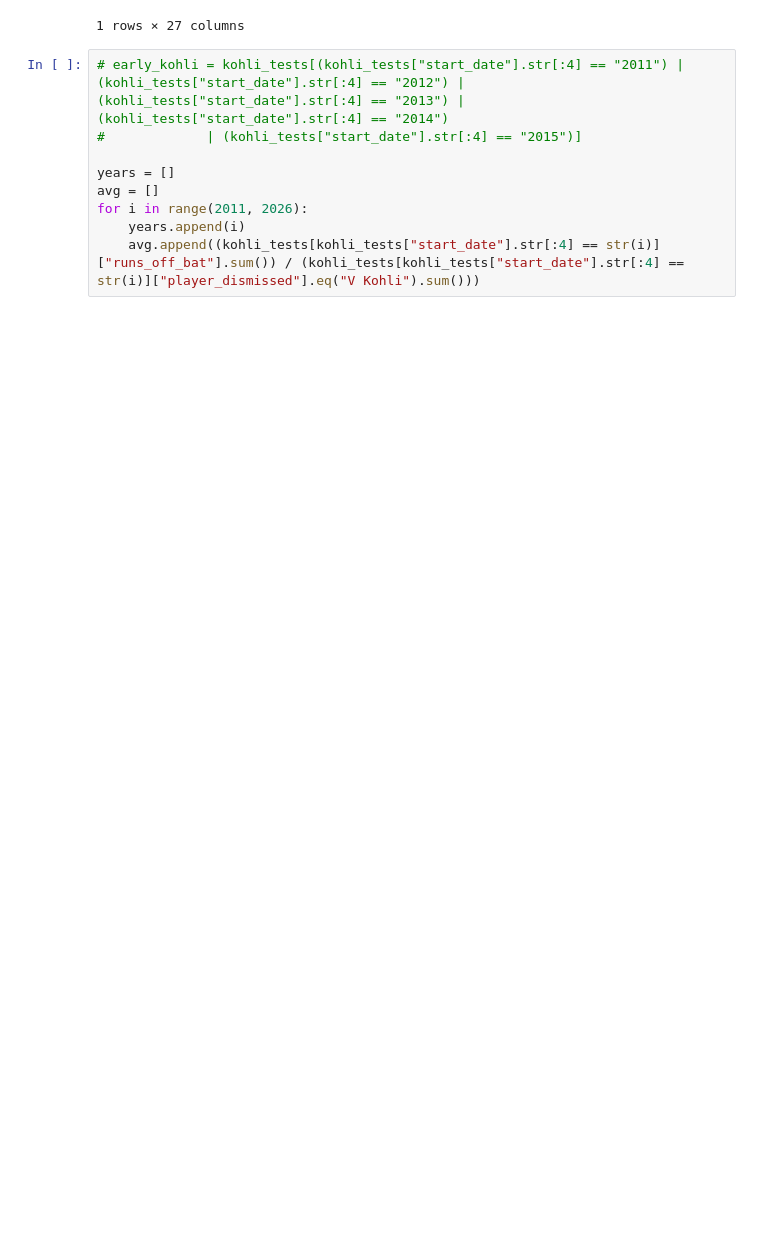
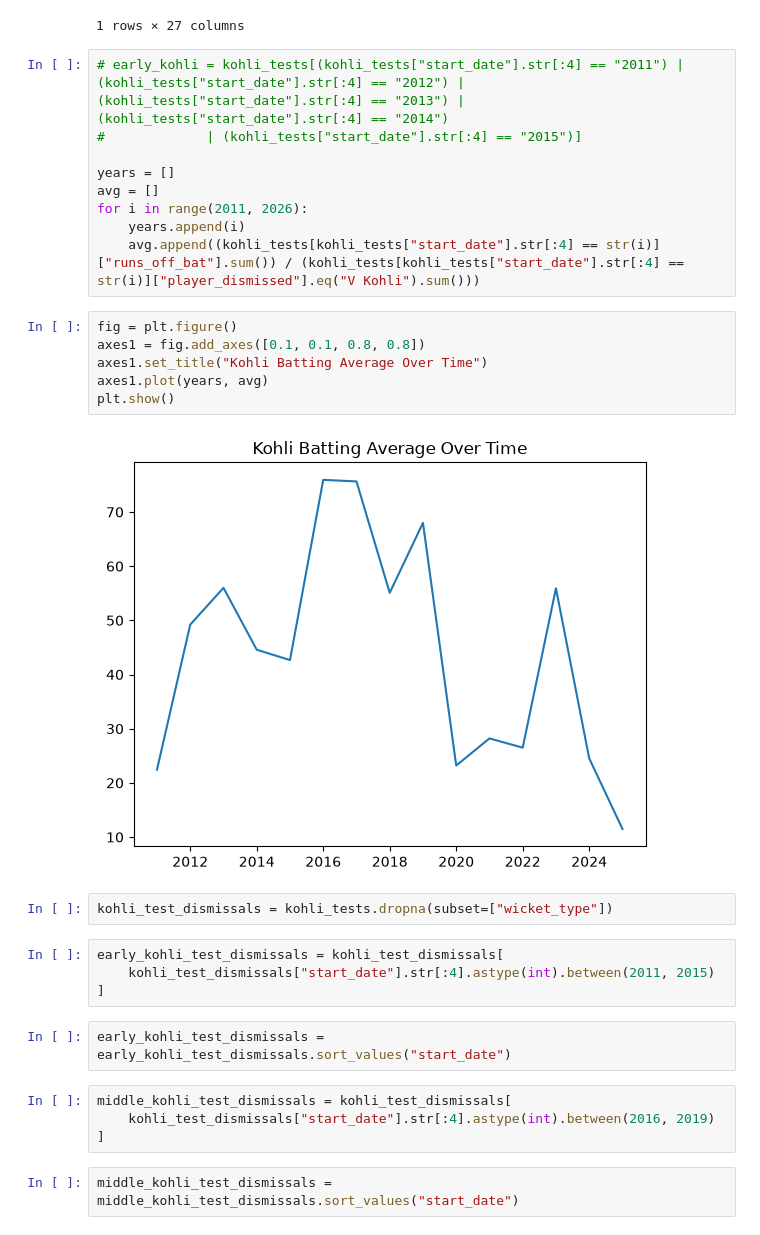
Before and after one commit to Nivas-G/test-cricket-analysis, a Jupyter notebook: main.ipynb, the cells around one changed output. Drawn from its saved outputs; the diff is of its cells as text; blank space fills up the shorter version.

Commit message:
plotted visualizations of batting averages and dismissal types

```diff
--- a/main.ipynb
+++ b/main.ipynb
@@ -27,3 +28,25 @@ avg = []
 for i in range(2011, 2026):
     years.append(i)
     avg.append((kohli_tests[kohli_tests["start_date"].str[:4] == str(i)]["runs_off_bat"].sum()) / (kohli_tests[kohli_tests["start_date"].str[:4] == str(i)]["player_dismissed"].eq("V Kohli").sum()))
+# %%
+fig = plt.figure()
+axes1 = fig.add_axes([0.1, 0.1, 0.8, 0.8])
+axes1.set_title("Kohli Batting Average Over Time")
+axes1.plot(years, avg)
+plt.show()
+# %% [output]
+[figure, added]
+# %%
+kohli_test_dismissals = kohli_tests.dropna(subset=["wicket_type"])
+# %%
+early_kohli_test_dismissals = kohli_test_dismissals[
+    kohli_test_dismissals["start_date"].str[:4].astype(int).between(2011, 2015)
+]
+# %%
+early_kohli_test_dismissals = early_kohli_test_dismissals.sort_values("start_date")
+# %%
+middle_kohli_test_dismissals = kohli_test_dismissals[
+    kohli_test_dismissals["start_date"].str[:4].astype(int).between(2016, 2019)
+]
+# %%
+middle_kohli_test_dismissals = middle_kohli_test_dismissals.sort_values("start_date")
```
Also changed, not shown: parts of 3 cells of this notebook.
